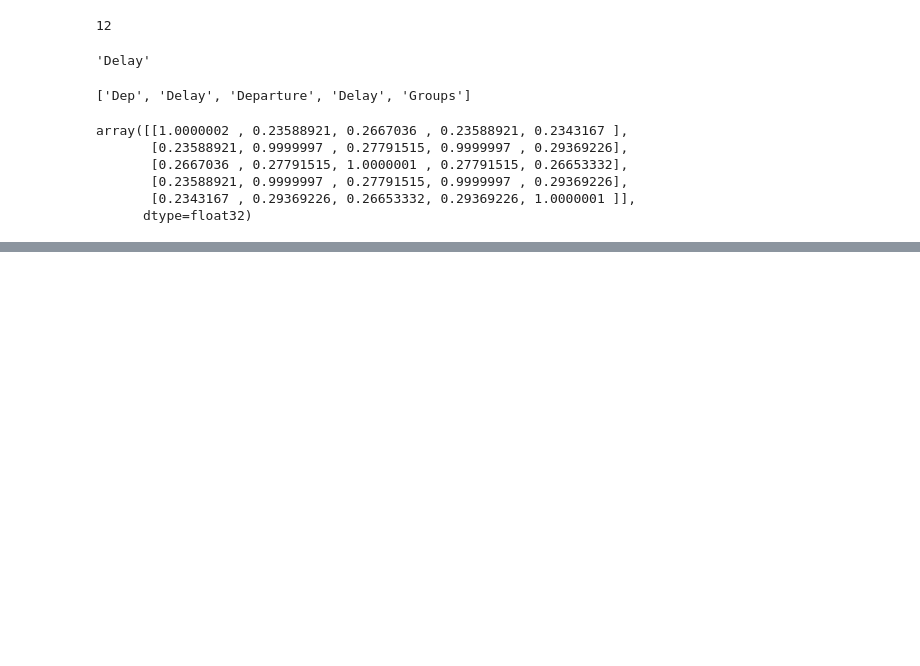
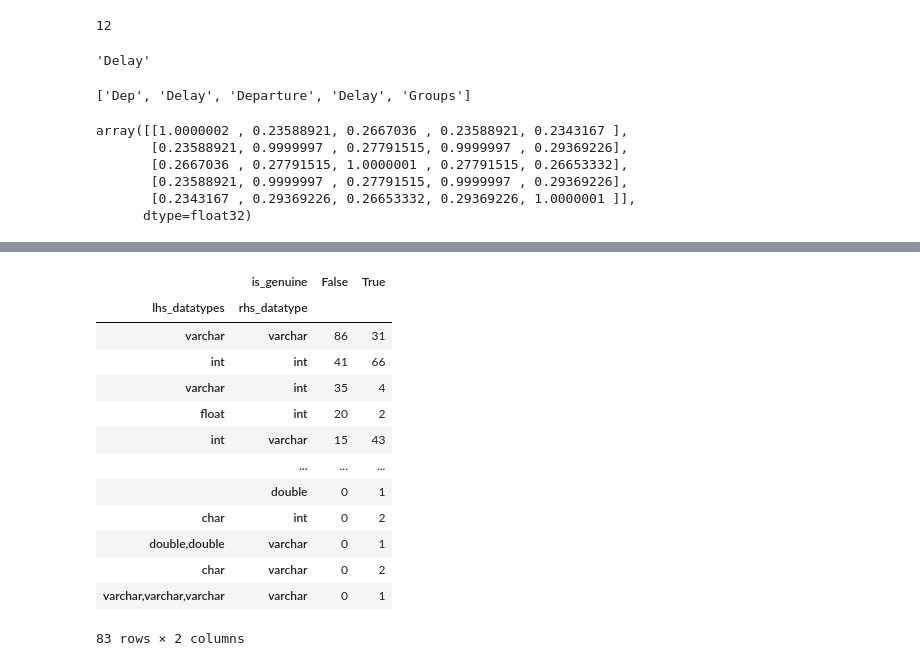
Before and after one commit to Jynns/dataprofiling_gen_fd, a Jupyter notebook: notebooks/pruning_policy.ipynb, the cells around one changed output, grey strips where cells are left out. Drawn from its saved outputs; the diff is of its cells as text; code cells hidden in the pictures; blank space fills up the shorter version.

```diff
--- a/notebooks/pruning_policy.ipynb
+++ b/notebooks/pruning_policy.ipynb
@@ -343,0 +402,17 @@ for t1 in texts:
+# %%
+result.sort_values(by=False,axis=0, ascending=False)
+# %% [output]
+|  | is_genuine | False | True |
+| lhs_datatypes | rhs_datatype |  |  |
+| varchar | varchar | 86 | 31 |
+| int | int | 41 | 66 |
+| varchar | int | 35 | 4 |
+| float | int | 20 | 2 |
+| int | varchar | 15 | 43 |
+|  | ... | ... | ... |
+|  | double | 0 | 1 |
+| char | int | 0 | 2 |
+| double,double | varchar | 0 | 1 |
+| char | varchar | 0 | 2 |
+| varchar,varchar,varchar | varchar | 0 | 1 |
+83 rows × 2 columns
```
Also changed, not shown: parts of 32 cells of this notebook, 1 other file.
